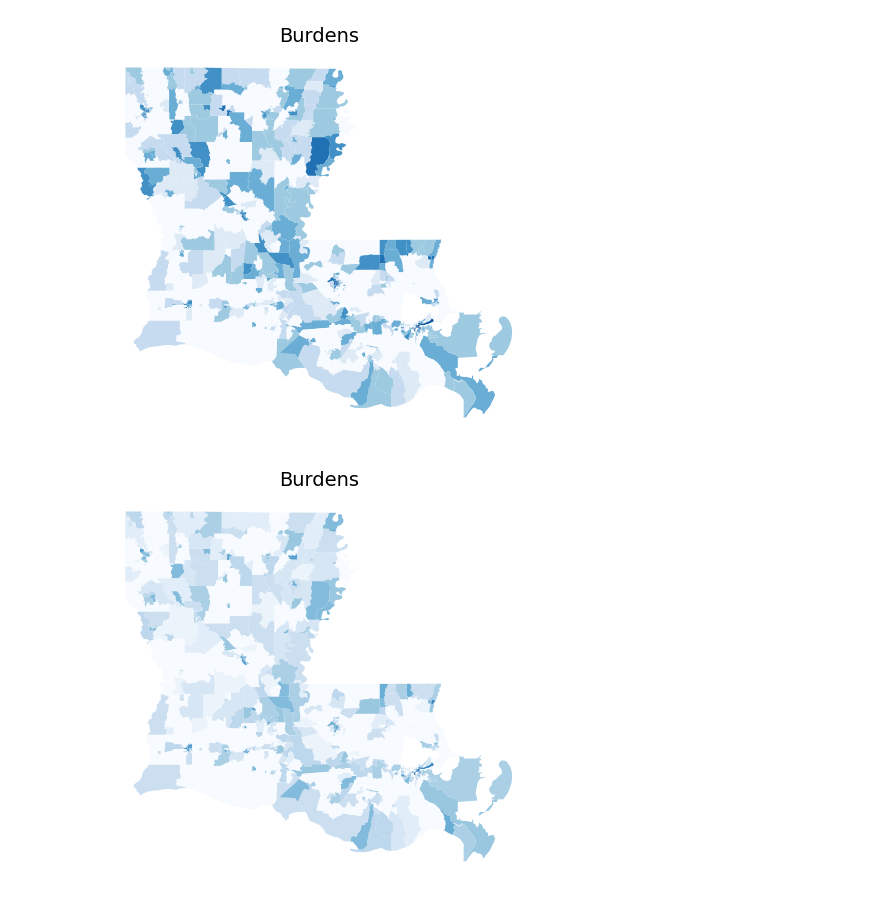
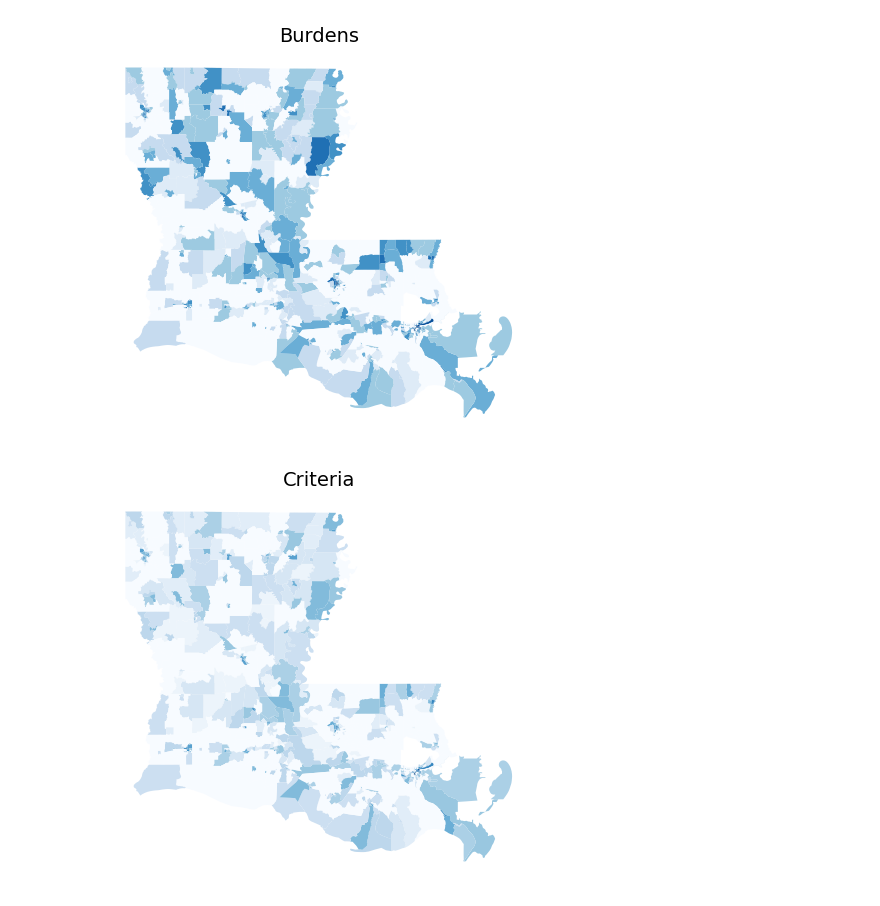
Before and after one commit to haylee360/j40-data-exploration, a Jupyter notebook: exploration.ipynb, the cells around one changed output. Cells and saved outputs as stored; diff of their text form; code cells hidden in the pictures.

```diff
--- a/exploration.ipynb
+++ b/exploration.ipynb
@@ -274,31 +267,31 @@ plt.show()
 # %%
 # a.
 # Initialize figure
 fig, ax = plt.subplots(figsize=(9,5))
 
 # Remove axis for a cleaner map and set title
 ax.axis('off')
-ax.set_title('Burdens',
+ax.set_title('Criteria',
             fontsize=14)
 
 # Plot NY state and color by number of spills
 louis_complete.plot(ax=ax,
                 column='total_criteria',
                 cmap='Blues')
                 # legend=True,
                 # legend_kwds={
                 #     'label':'Number of Burdens'
                 # })
 
 # Annotate source and date of access
 # plt.annotate("Data source: New York State Department\nof Environmental Conservation",
 #             xy=(-79.9,40.5),
 #             fontsize=8)
 
 # plt.annotate("Date of access: 11/02/2024",
 #             xy=(-79.9,40.35),
 #             fontsize=7)
 
 plt.show()
 # %% [output]
-[figure, old version]
+[figure, new version]
```
Also changed, not shown: parts of 24 cells of this notebook.
